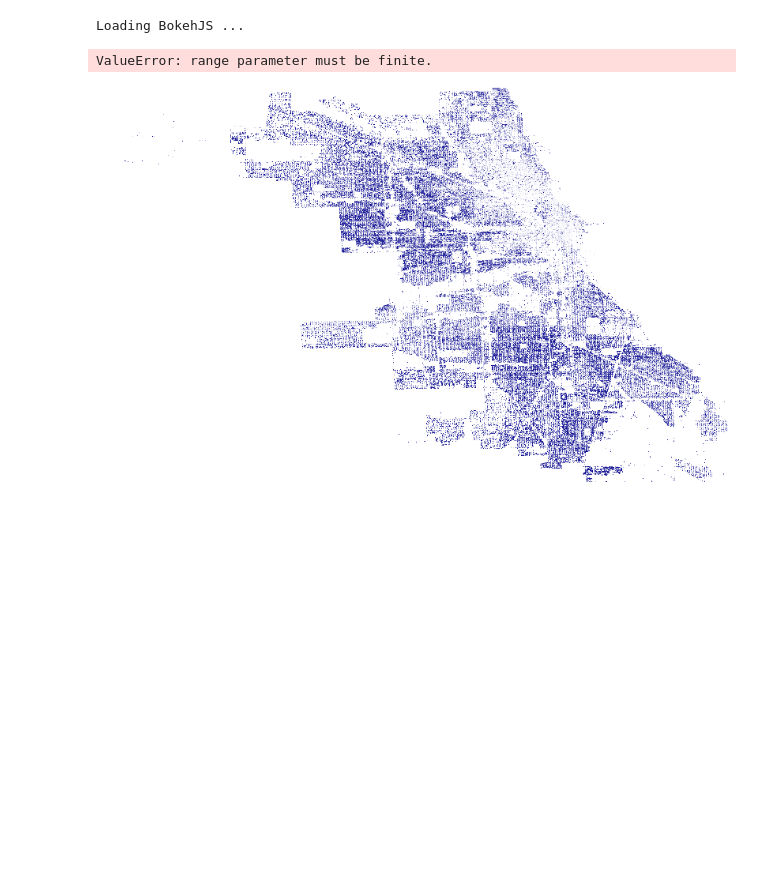
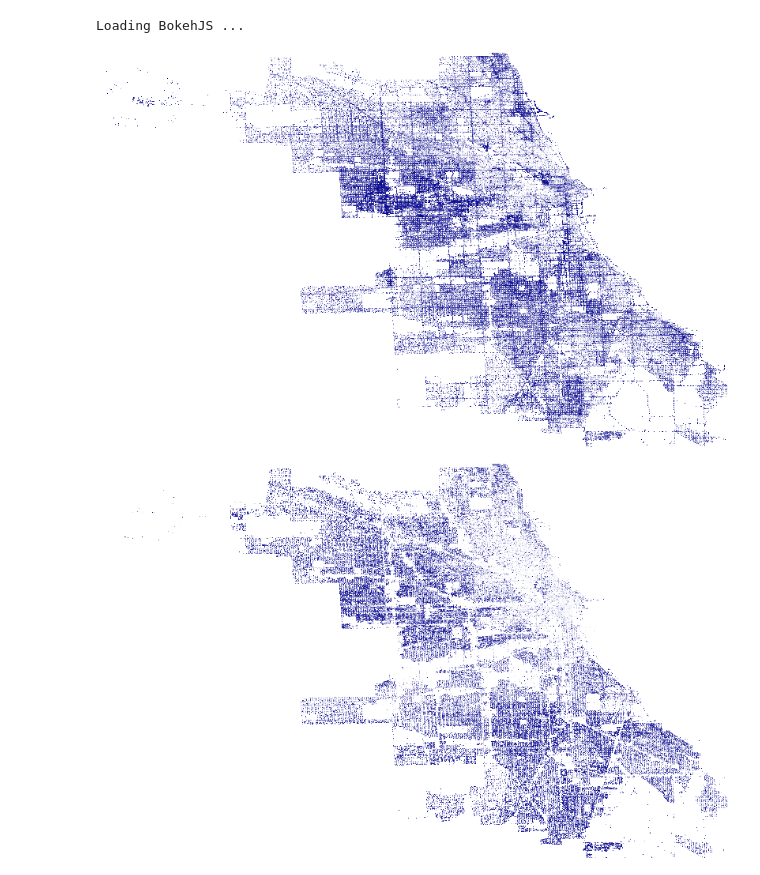
Before and after one commit to crime-analysis/crime_predictions, a Jupyter notebook: visualization.ipynb, the cells around one changed output. Cells and saved outputs as stored; diff of their text form; code cells hidden in the pictures; blank space fills up the shorter version.

Commit message:
For some reason it didn't add some parts last night. Adding now. Also last graph is fixed

```diff
--- a/visualization.ipynb
+++ b/visualization.ipynb
@@ -71,18 +82,18 @@ Loading BokehJS ...
 # %%
 import datashader as ds
 from datashader import transfer_functions as tf
 from datashader.colors import Greys9
 Greys9_r = list(reversed(Greys9))[:-2]
 
 x_range=(-91.686565684,-87.524529378)
 y_range=(36.619446395,42.022910333)
 
 cvs = ds.Canvas(plot_width=800, plot_height=500)
 agg = cvs.points(df, 'X Coordinate', 'Y Coordinate',  ds.mean('int_Arrest'))
 img = tf.interpolate(agg, cmap=["white", 'darkblue'], how='eq_hist')
-histogram(tf.eq_hist(agg.values))
+img
 # %% [output]
-ValueError: range parameter must be finite.
+[figure, added]
 # %%
 cvs = ds.Canvas(plot_width=800, plot_height=500)
 agg = cvs.points(df, 'X Coordinate', 'Y Coordinate',  ds.mean('int_Domestic'))
```
Also changed, not shown: parts of 4 cells of this notebook.
